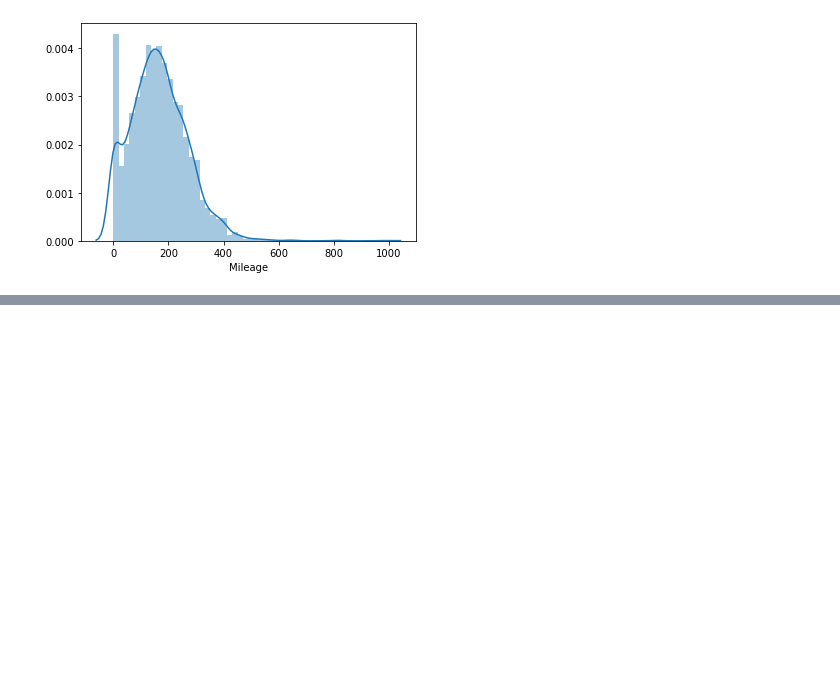
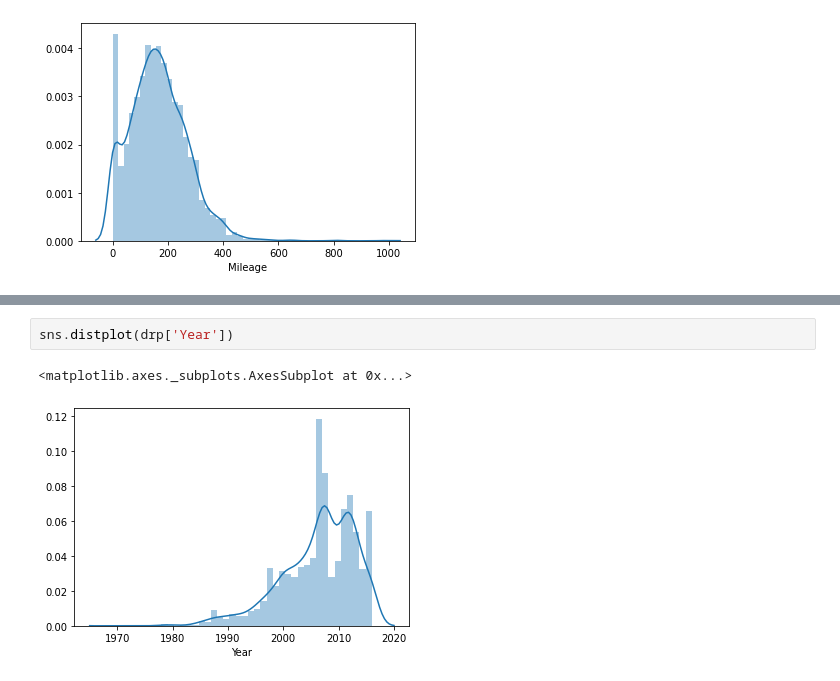
Before and after one commit to Rakshana-S/Car-Sales-Prediction, a Jupyter notebook: Car_sales.ipynb, the cells around one changed output, grey strips where cells are left out. Saved outputs shown, nothing was run; the diff lists cells and outputs as text; blank space fills up the shorter version.

```diff
--- a/Car_sales.ipynb
+++ b/Car_sales.ipynb
@@ -112,0 +132,5 @@ sns.distplot(data2['Mileage'])
+# %%
+sns.distplot(drp['Year'])
+# %% [output]
+<matplotlib.axes._subplots.AxesSubplot at 0x...>
+[figure, added]
```
Also changed, not shown: parts of 46 cells of this notebook.
